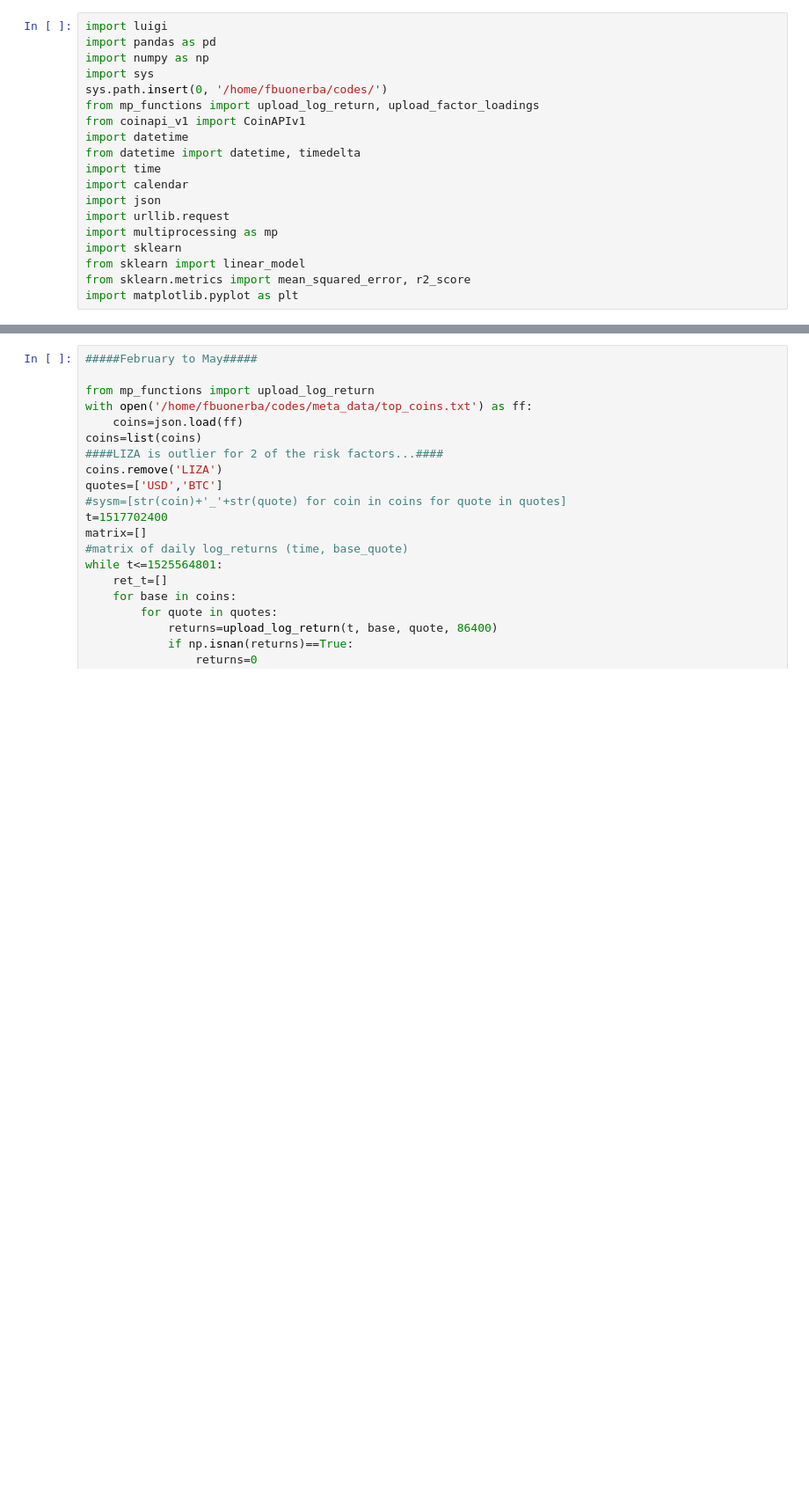
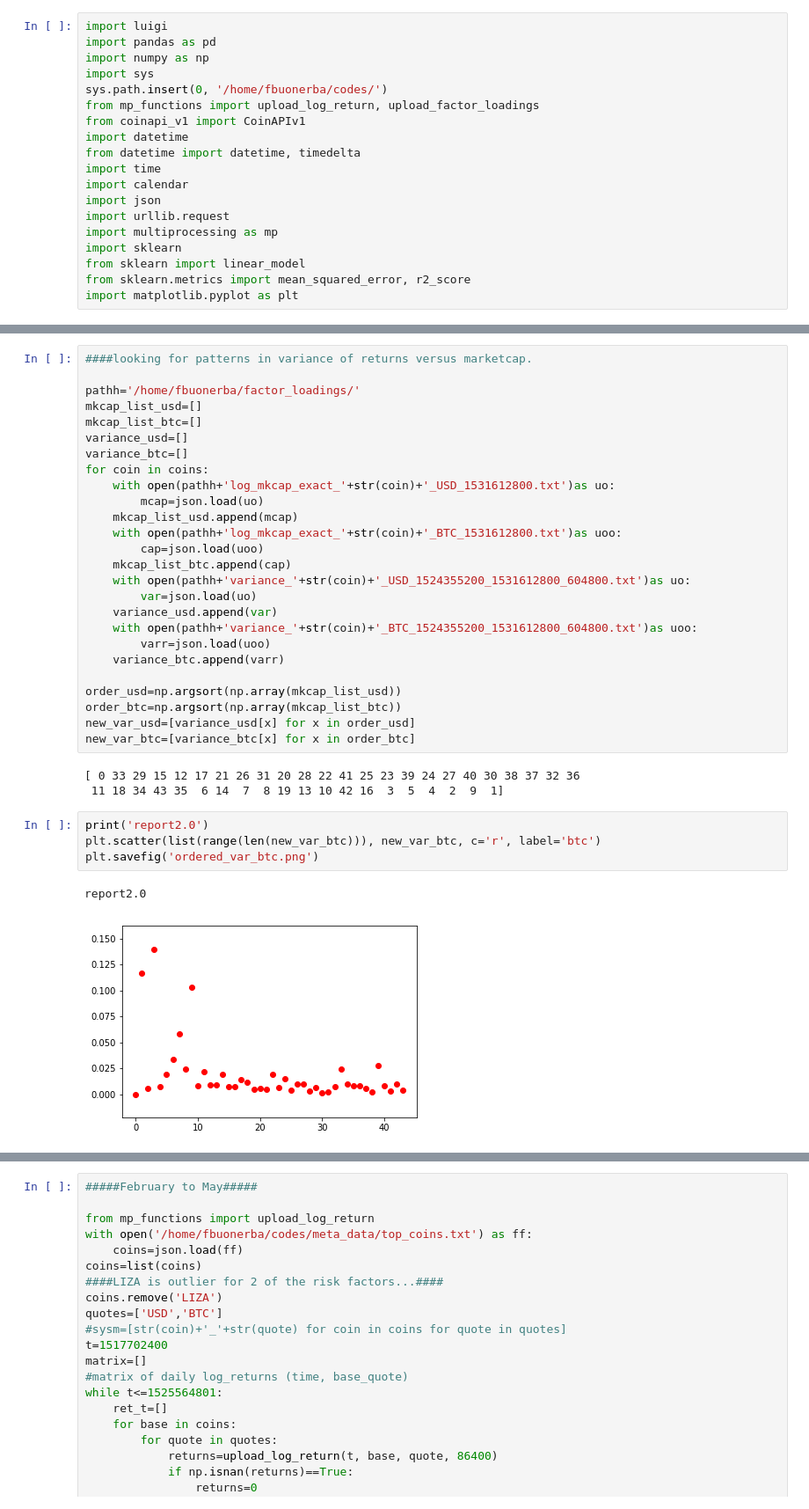
Before and after one commit to etaleinc/coinAPI-data, a Jupyter notebook: ipynotebooks/regression.ipynb, the cells around one changed output, grey strips where cells are left out. Shown at 88% size. Drawn from its saved outputs; the diff is of its cells as text; blank space fills up the shorter version.

```diff
--- a/ipynotebooks/regression.ipynb
+++ b/ipynotebooks/regression.ipynb
@@ -237,0 +244,36 @@ for x in df_list:
+# %%
+####looking for patterns in variance of returns versus marketcap.
+
+pathh='/home/fbuonerba/factor_loadings/'
+mkcap_list_usd=[]
+mkcap_list_btc=[]
+variance_usd=[]
+variance_btc=[]
+for coin in coins:
+    with open(pathh+'log_mkcap_exact_'+str(coin)+'_USD_1531612800.txt')as uo:
+        mcap=json.load(uo)
+    mkcap_list_usd.append(mcap)
+    with open(pathh+'log_mkcap_exact_'+str(coin)+'_BTC_1531612800.txt')as uoo:
+        cap=json.load(uoo)
+    mkcap_list_btc.append(cap)
+    with open(pathh+'variance_'+str(coin)+'_USD_1524355200_1531612800_604800.txt')as uo:
+        var=json.load(uo)
+    variance_usd.append(var)
+    with open(pathh+'variance_'+str(coin)+'_BTC_1524355200_1531612800_604800.txt')as uoo:
+        varr=json.load(uoo)
+    variance_btc.append(varr)
+
+order_usd=np.argsort(np.array(mkcap_list_usd))
+order_btc=np.argsort(np.array(mkcap_list_btc))
+new_var_usd=[variance_usd[x] for x in order_usd]
+new_var_btc=[variance_btc[x] for x in order_btc]
+# %% [output]
+[ 0 33 29 15 12 17 21 26 31 20 28 22 41 25 23 39 24 27 40 30 38 37 32 36
+ 11 18 34 43 35  6 14  7  8 19 13 10 42 16  3  5  4  2  9  1]
+# %%
+print('report2.0')
+plt.scatter(list(range(len(new_var_btc))), new_var_btc, c='r', label='btc')
+plt.savefig('ordered_var_btc.png')
+# %% [output]
+report2.0
+[figure, added]
```
Also changed, not shown: parts of 14 cells of this notebook, 26 other files.
